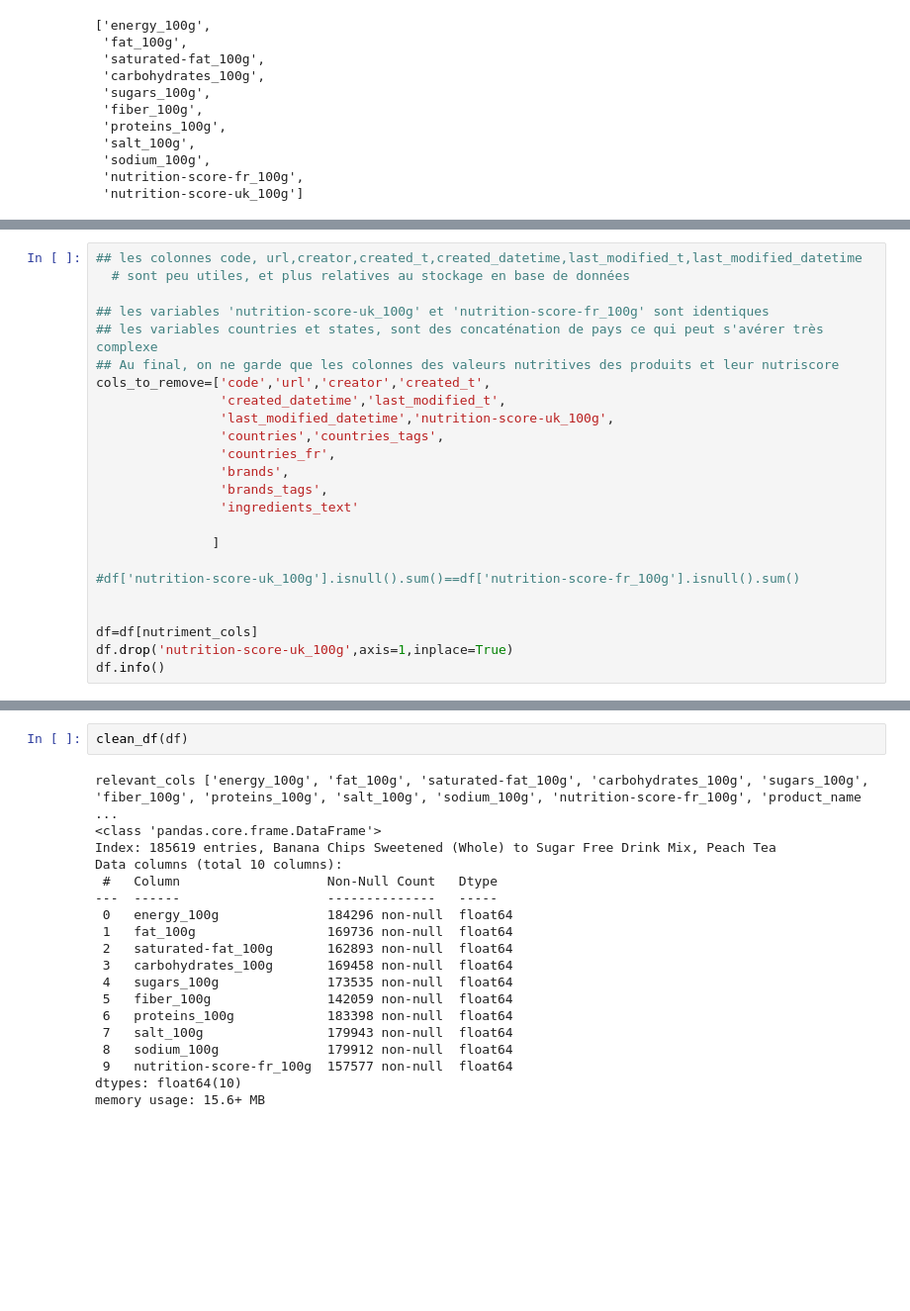
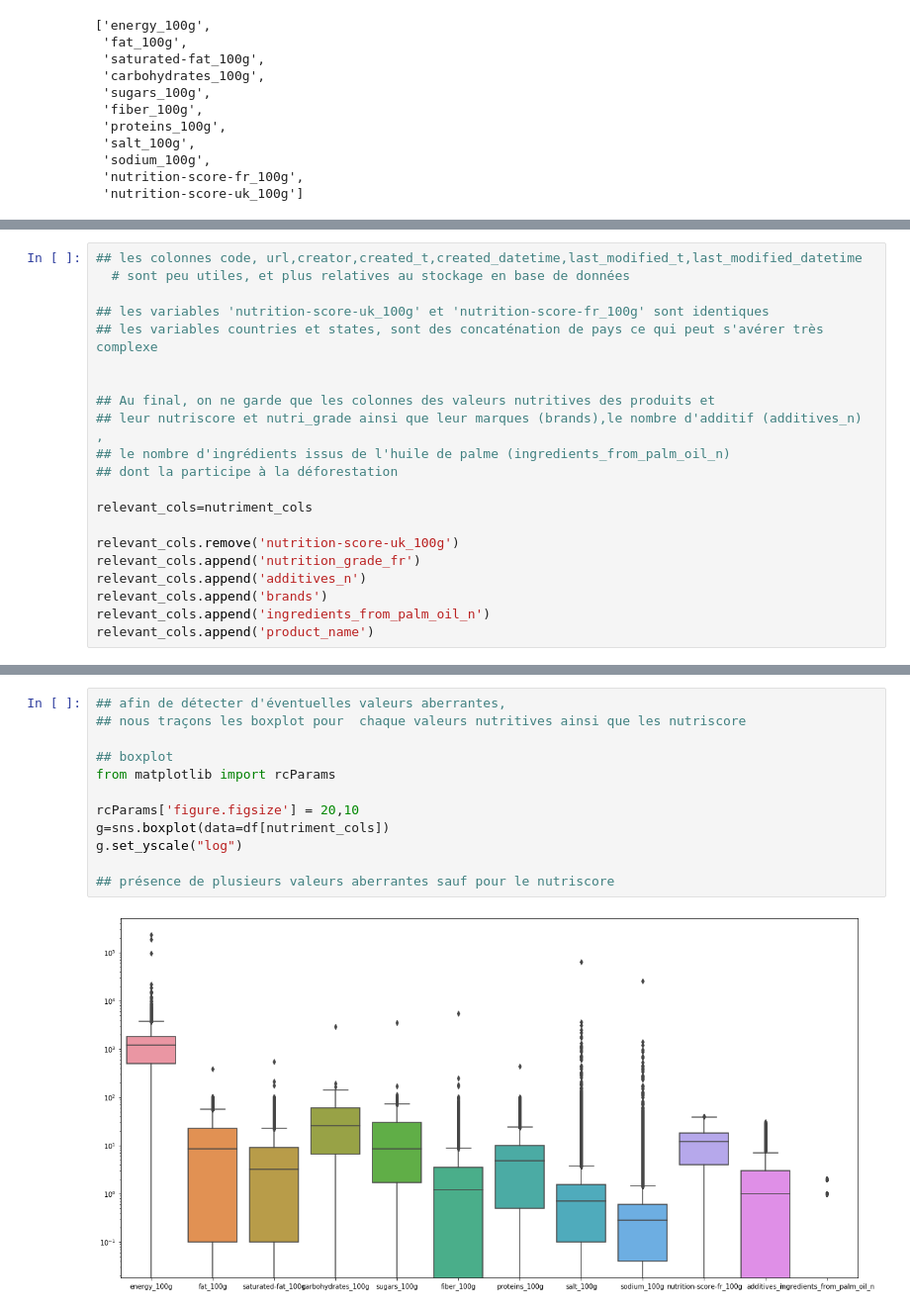
Before and after one commit to hoochycoochie/p3ml, a Jupyter notebook: cleaning.ipynb, the cells around one changed output, grey strips where cells are left out. Shown: that part at 99% size. Saved outputs shown, nothing was run; the diff lists cells and outputs as text; blank space fills up the shorter version.

Commit message:
final clean

```diff
--- a/cleaning.ipynb
+++ b/cleaning.ipynb
@@ -139,21 +164,18 @@ df.drop(all_missing_nutritional.index,inplace=True)
 
 ## les variables 'nutrition-score-uk_100g' et 'nutrition-score-fr_100g' sont identiques
 ## les variables countries et states, sont des concaténation de pays ce qui peut s'avérer très complexe
-## Au final, on ne garde que les colonnes des valeurs nutritives des produits et leur nutriscore
-cols_to_remove=['code','url','creator','created_t',
-                'created_datetime','last_modified_t',
-                'last_modified_datetime','nutrition-score-uk_100g',
-                'countries','countries_tags',
-                'countries_fr',
-                'brands',
-                'brands_tags',
-                'ingredients_text'
-
-               ]
-
-#df['nutrition-score-uk_100g'].isnull().sum()==df['nutrition-score-fr_100g'].isnull().sum()
 
 
-df=df[nutriment_cols]
-df.drop('nutrition-score-uk_100g',axis=1,inplace=True)
-df.info()
+## Au final, on ne garde que les colonnes des valeurs nutritives des produits et
+## leur nutriscore et nutri_grade ainsi que leur marques (brands),le nombre d'additif (additives_n) ,
+## le nombre d'ingrédients issus de l'huile de palme (ingredients_from_palm_oil_n)
+## dont la participe à la déforestation
+
+relevant_cols=nutriment_cols
+
+relevant_cols.remove('nutrition-score-uk_100g')
+relevant_cols.append('nutrition_grade_fr')
+relevant_cols.append('additives_n')
+relevant_cols.append('brands')
+relevant_cols.append('ingredients_from_palm_oil_n')
+relevant_cols.append('product_name')
@@ -267,21 +216,14 @@ def clean_df(df):
-# %%
-clean_df(df)
-# %% [output]
-relevant_cols ['energy_100g', 'fat_100g', 'saturated-fat_100g', 'carbohydrates_100g', 'sugars_100g', 'fiber_100g', 'proteins_100g', 'salt_100g', 'sodium_100g', 'nutrition-score-fr_100g', 'product_name ...
-<class 'pandas.core.frame.DataFrame'>
-Index: 185619 entries, Banana Chips Sweetened (Whole) to Sugar Free Drink Mix, Peach Tea
-Data columns (total 10 columns):
- #   Column                   Non-Null Count   Dtype
----  ------                   --------------   -----
- 0   energy_100g              184296 non-null  float64
- 1   fat_100g                 169736 non-null  float64
- 2   saturated-fat_100g       162893 non-null  float64
- 3   carbohydrates_100g       169458 non-null  float64
- 4   sugars_100g              173535 non-null  float64
- 5   fiber_100g               142059 non-null  float64
- 6   proteins_100g            183398 non-null  float64
- 7   salt_100g                179943 non-null  float64
- 8   sodium_100g              179912 non-null  float64
- 9   nutrition-score-fr_100g  157577 non-null  float64
-dtypes: float64(10)
-memory usage: 15.6+ MB
+# %%
+## afin de détecter d'éventuelles valeurs aberrantes,
+## nous traçons les boxplot pour  chaque valeurs nutritives ainsi que les nutriscore
+
+## boxplot
+from matplotlib import rcParams
+
+rcParams['figure.figsize'] = 20,10
+g=sns.boxplot(data=df[nutriment_cols])
+g.set_yscale("log")
+
+## présence de plusieurs valeurs aberrantes sauf pour le nutriscore
+# %% [output]
+[figure, added]
```
Also changed, not shown: parts of 32 cells of this notebook, 1 other file.
